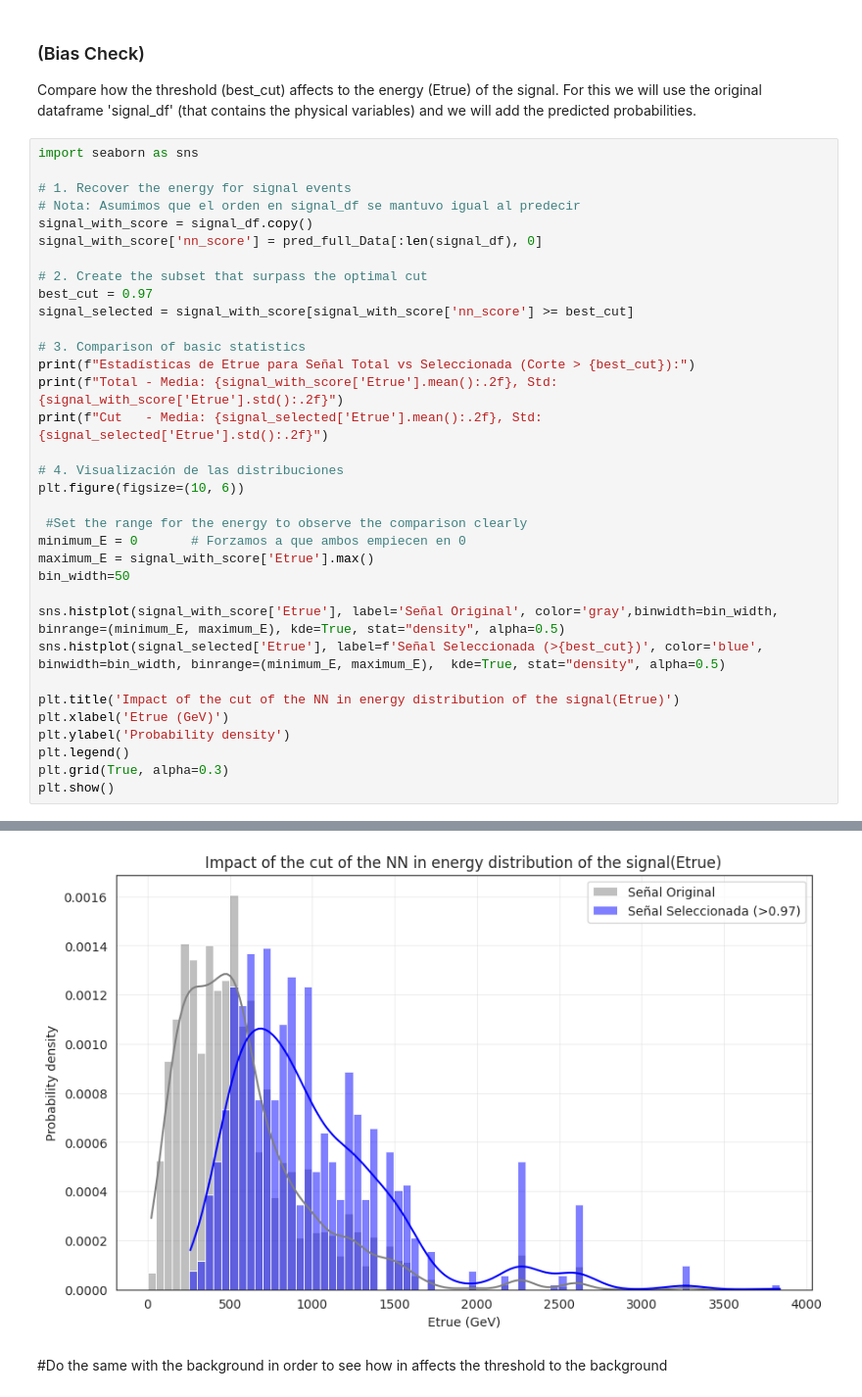
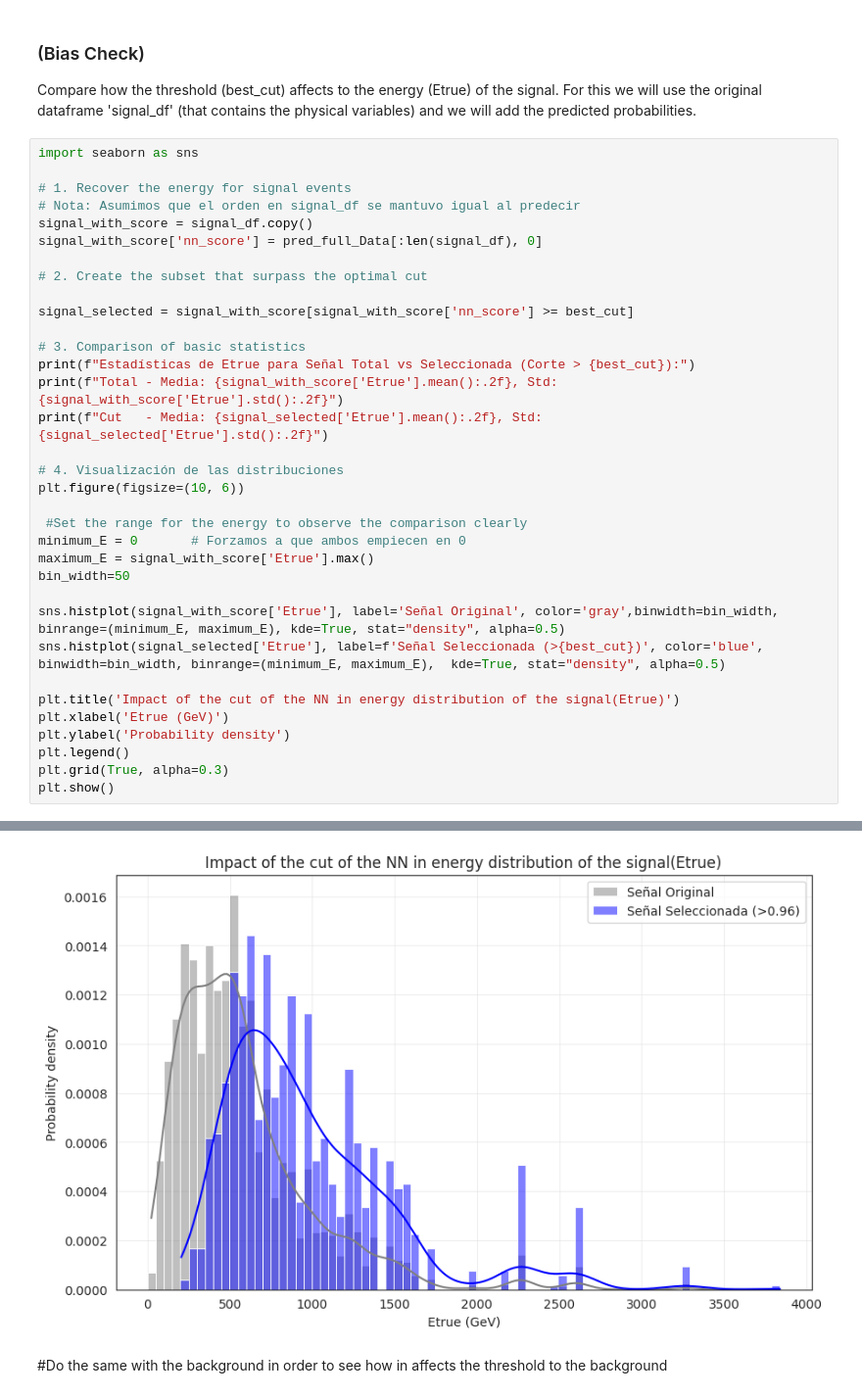
Before and after one commit to jajajandro/LIP_updated-codes, a Jupyter notebook: Template_ML.ipynb, the cells around one changed output, grey strips where cells are left out. Shown at 98% size. Cells and saved outputs as stored; diff of their text form.

```diff
--- a/Template_ML.ipynb
+++ b/Template_ML.ipynb
@@ -834,7 +834,7 @@ signal_with_score = signal_df.copy()
 signal_with_score['nn_score'] = pred_full_Data[:len(signal_df), 0]
 
 # 2. Create the subset that surpass the optimal cut
-best_cut = 0.97
+
 signal_selected = signal_with_score[signal_with_score['nn_score'] >= best_cut]
 
 # 3. Comparison of basic statistics
@@ -866,4 +866,4 @@ Cut   - Media: 989.55, Std: 503.44
-[figure, old version]
+[figure, new version]
 # %% [markdown]
 #Do the same with the background in order to see how in affects the threshold to the background
 # %%
```
Also changed, not shown: parts of 15 cells of this notebook.
